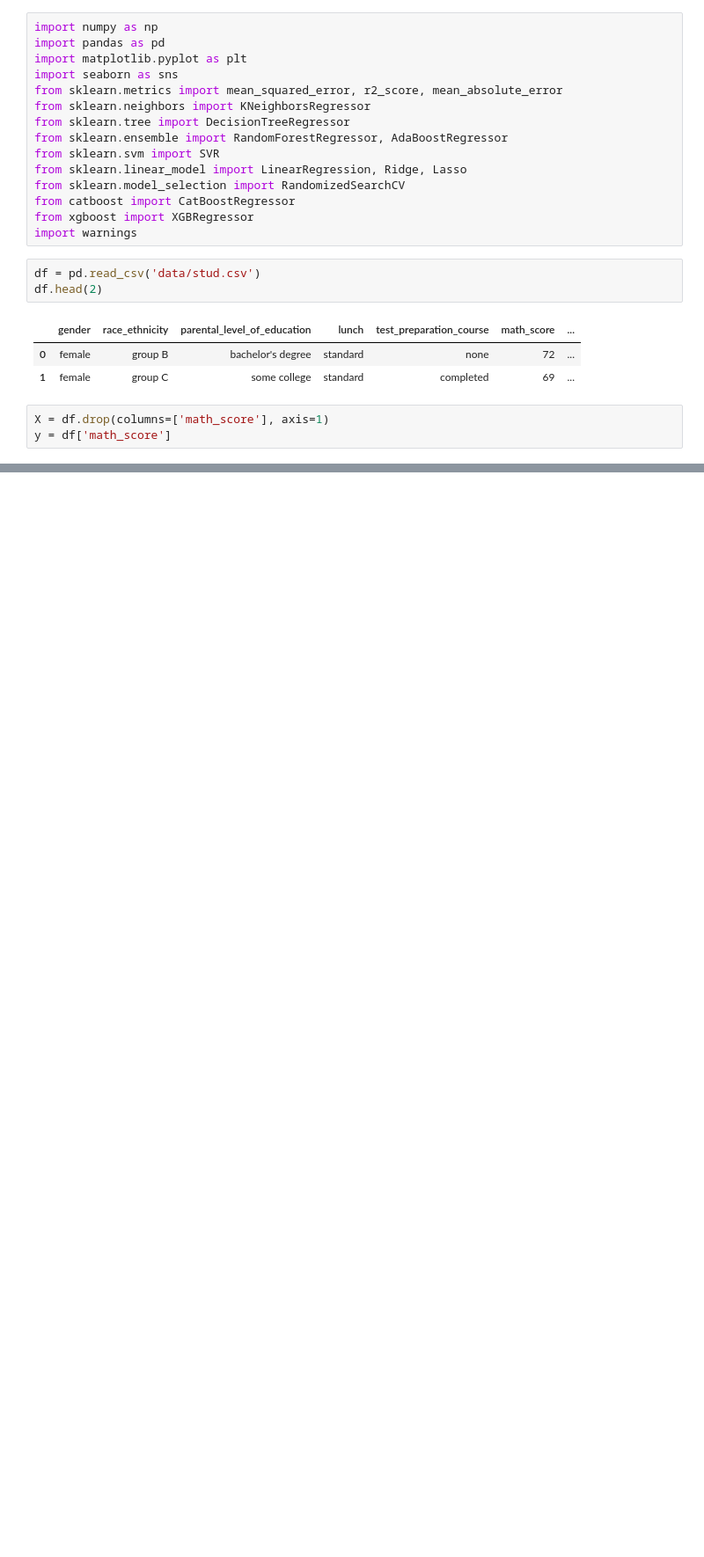
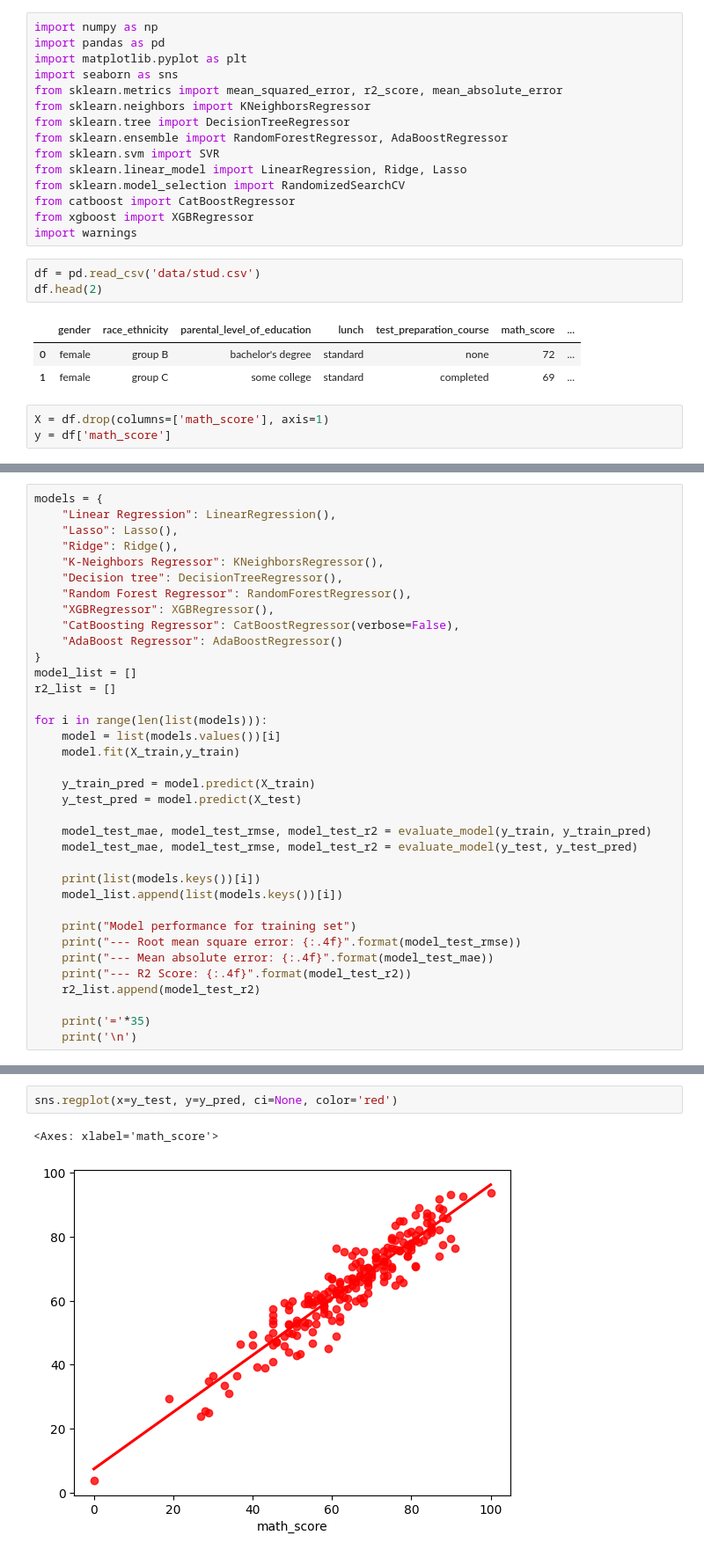
Before and after one commit to aoorogun/end-to-endML-Flask-app, a Jupyter notebook: src/notebook/Model training.ipynb, the cells around one changed output, grey strips where cells are left out. Shown at 88% size. Cells and saved outputs as stored; diff of their text form; blank space fills up the shorter version.

```diff
--- a/src/notebook/Model training.ipynb
+++ b/src/notebook/Model training.ipynb
@@ -31,0 +61,36 @@ from sklearn.compose import ColumnTransformer
+# %%
+models = {
+    "Linear Regression": LinearRegression(),
+    "Lasso": Lasso(),
+    "Ridge": Ridge(),
+    "K-Neighbors Regressor": KNeighborsRegressor(),
+    "Decision tree": DecisionTreeRegressor(),
+    "Random Forest Regressor": RandomForestRegressor(),
+    "XGBRegressor": XGBRegressor(),
+    "CatBoosting Regressor": CatBoostRegressor(verbose=False),
+    "AdaBoost Regressor": AdaBoostRegressor()
+}
+model_list = []
+r2_list = []
+
+for i in range(len(list(models))):
+    model = list(models.values())[i]
+    model.fit(X_train,y_train)
+
+    y_train_pred = model.predict(X_train)
+    y_test_pred = model.predict(X_test)
+
+    model_test_mae, model_test_rmse, model_test_r2 = evaluate_model(y_train, y_train_pred)
+    model_test_mae, model_test_rmse, model_test_r2 = evaluate_model(y_test, y_test_pred)
+
+    print(list(models.keys())[i])
+    model_list.append(list(models.keys())[i])
+
+    print("Model performance for training set")
+    print("--- Root mean square error: {:.4f}".format(model_test_rmse))
+    print("--- Mean absolute error: {:.4f}".format(model_test_mae))
+    print("--- R2 Score: {:.4f}".format(model_test_r2))
+    r2_list.append(model_test_r2)
+
+    print('='*35)
+    print('\n')
@@ -31,0 +143,5 @@ from sklearn.compose import ColumnTransformer
+# %%
+sns.regplot(x=y_test, y=y_pred, ci=None, color='red')
+# %% [output]
+<Axes: xlabel='math_score'>
+[figure, added]
```
Also changed, not shown: parts of 10 cells of this notebook, 8 other files.
